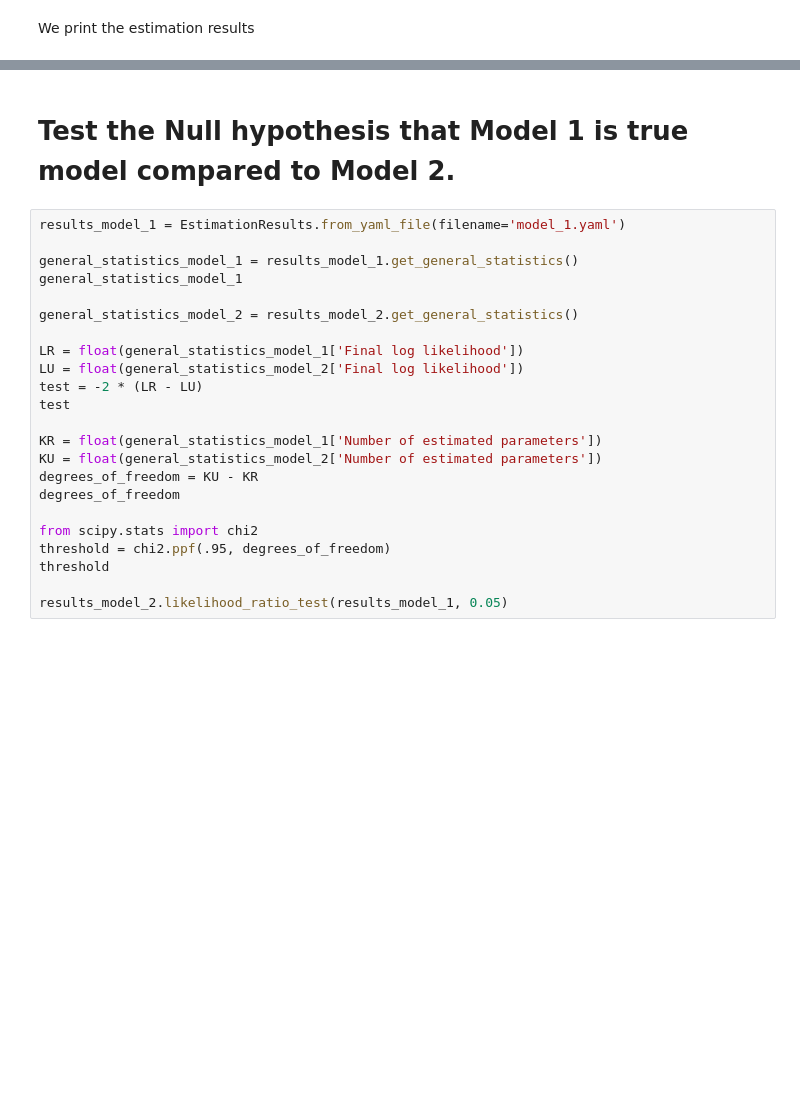
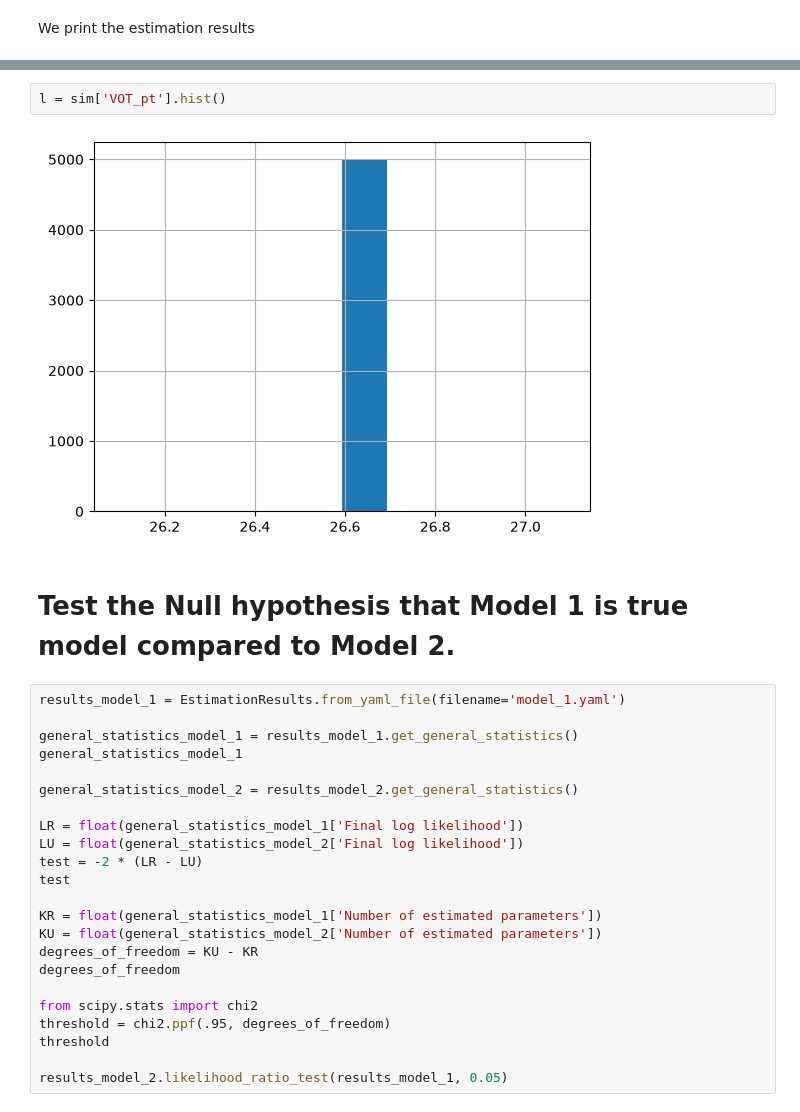
Before and after one commit to chloeruiz0300/Assignment, a Jupyter notebook: Model 2.ipynb, the cells around one changed output, grey strips where cells are left out. Drawn from its saved outputs; the diff is of its cells as text; blank space fills up the shorter version.

```diff
--- a/Model 2.ipynb
+++ b/Model 2.ipynb
@@ -173,3 +190,7 @@ get_pandas_estimated_parameters(estimation_results=results_model_2)
+# %%
+l = sim['VOT_pt'].hist()
+# %% [output]
+[figure, added]
 # %% [markdown]
 # Test the Null hypothesis that Model 1 is true model compared to Model 2.
 # %%
```
Also changed, not shown: parts of 10 cells of this notebook, 3 other files.
